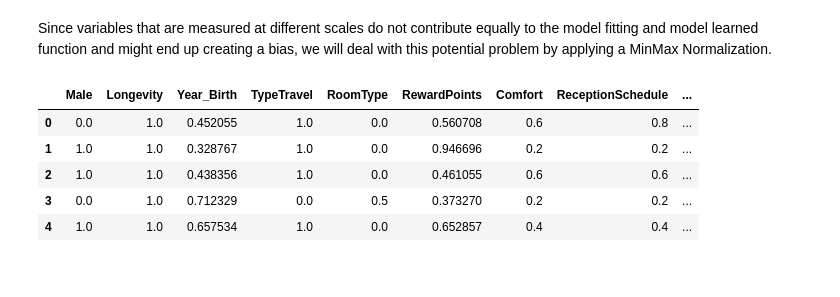
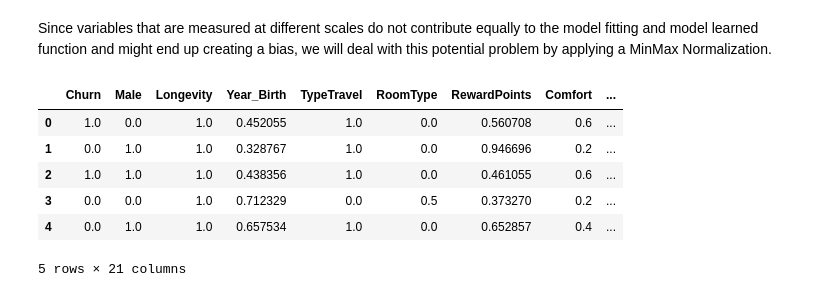
Before and after one commit to Leon209/Project_2-Unsupervised-Learning, a Jupyter notebook: Project 2.ipynb, the cells around one changed output. Cells and saved outputs as stored; diff of their text form; code cells hidden in the pictures.

```diff
--- a/Project 2.ipynb
+++ b/Project 2.ipynb
@@ -400,18 +402,16 @@ data.drop(columns=['Cust_ID'], inplace=True)
 # %% [markdown]
 <p>Since variables that are measured at different scales do not contribute equally to the model fitting and model learned function and might end up creating a bias, we will deal with this potential problem by applying a MinMax Normalization.</p>
 # %%
-X_train = data.drop('Churn', axis = 1)
-y_train = data['Churn']
+scaler = MinMaxScaler().fit(data)
+minmax_train = scaler.transform(data)
 
-scaler = MinMaxScaler().fit(X_train)
-minmax_train = scaler.transform(X_train)
-
-X_train = pd.DataFrame(minmax_train, columns = X_train.columns)
-X_train.head()
+data = pd.DataFrame(minmax_train, columns = data.columns)
+data.head()
 # %% [output]
-|  | Male | Longevity | Year_Birth | TypeTravel | RoomType | RewardPoints | Comfort | ReceptionSchedule | ... |
-| 0 | 0.0 | 1.0 | 0.452055 | 1.0 | 0.0 | 0.560708 | 0.6 | 0.8 | ... |
-| 1 | 1.0 | 1.0 | 0.328767 | 1.0 | 0.0 | 0.946696 | 0.2 | 0.2 | ... |
-| 2 | 1.0 | 1.0 | 0.438356 | 1.0 | 0.0 | 0.461055 | 0.6 | 0.6 | ... |
-| 3 | 0.0 | 1.0 | 0.712329 | 0.0 | 0.5 | 0.373270 | 0.2 | 0.2 | ... |
-| 4 | 1.0 | 1.0 | 0.657534 | 1.0 | 0.0 | 0.652857 | 0.4 | 0.4 | ... |
+|  | Churn | Male | Longevity | Year_Birth | TypeTravel | RoomType | RewardPoints | Comfort | ... |
+| 0 | 1.0 | 0.0 | 1.0 | 0.452055 | 1.0 | 0.0 | 0.560708 | 0.6 | ... |
+| 1 | 0.0 | 1.0 | 1.0 | 0.328767 | 1.0 | 0.0 | 0.946696 | 0.2 | ... |
+| 2 | 1.0 | 1.0 | 1.0 | 0.438356 | 1.0 | 0.0 | 0.461055 | 0.6 | ... |
+| 3 | 0.0 | 0.0 | 1.0 | 0.712329 | 0.0 | 0.5 | 0.373270 | 0.2 | ... |
+| 4 | 0.0 | 1.0 | 1.0 | 0.657534 | 1.0 | 0.0 | 0.652857 | 0.4 | ... |
+5 rows × 21 columns
```
Also changed, not shown: parts of 15 cells of this notebook.
